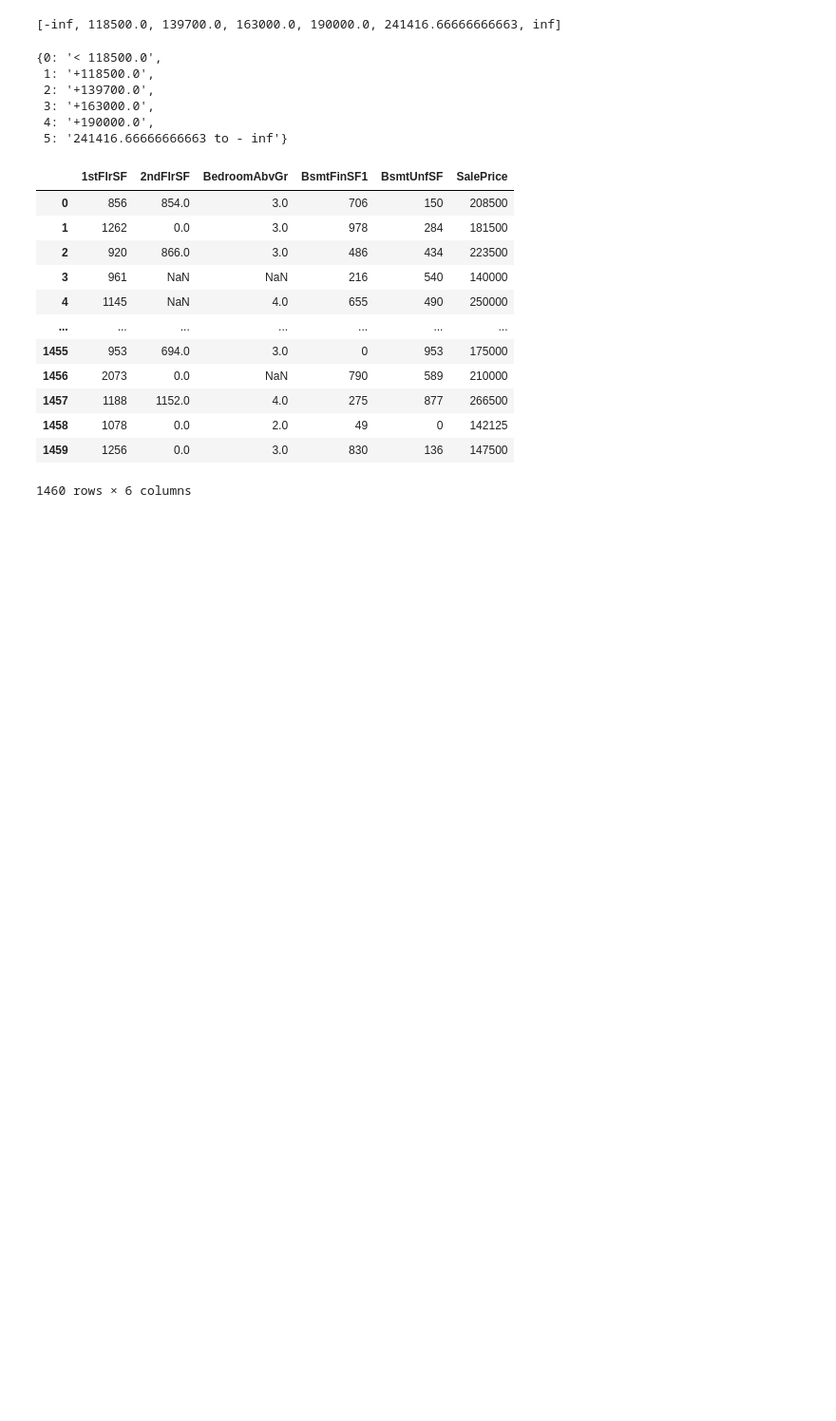
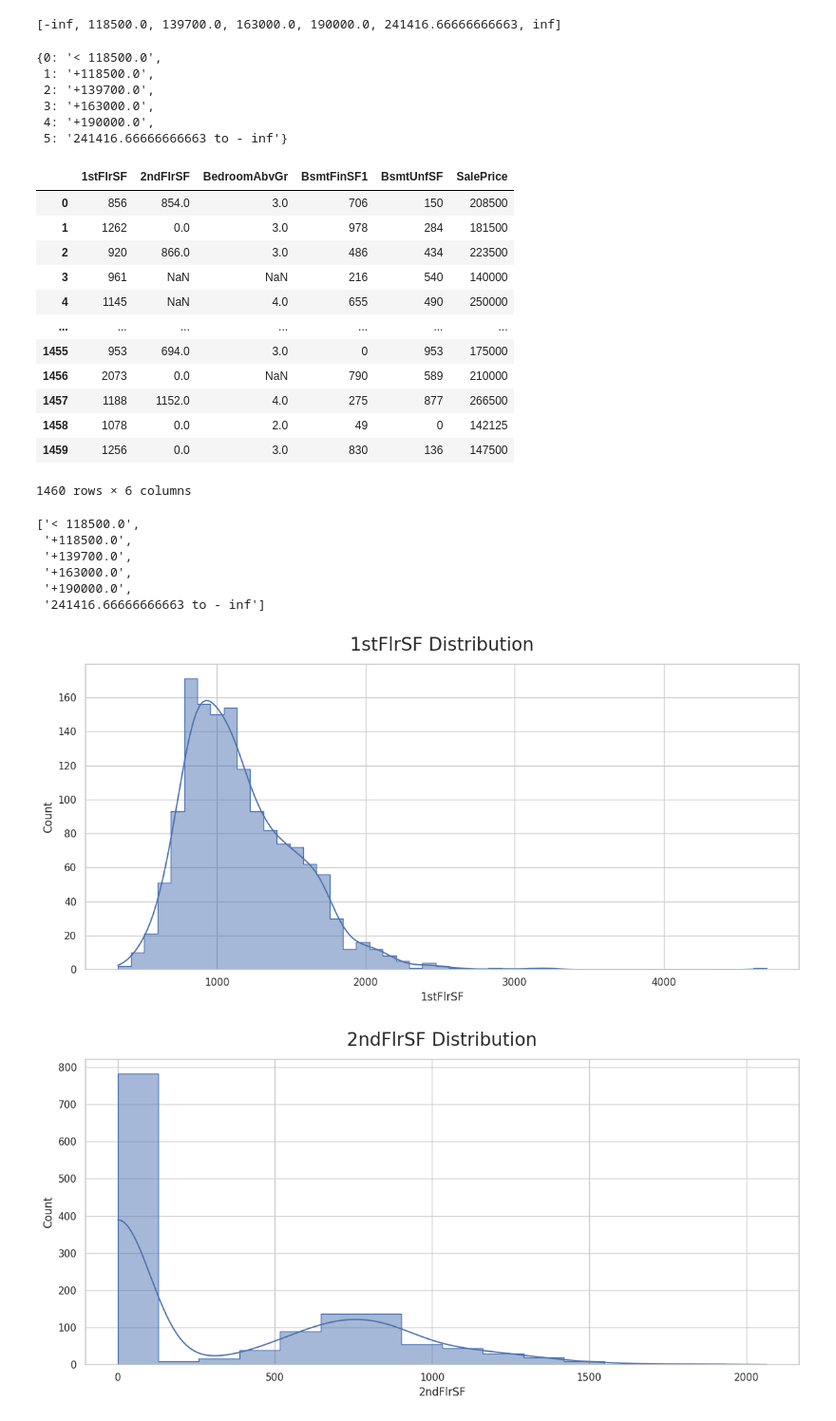
Before and after one commit to Drennan98/Heritage-Housing-Issues, a Jupyter notebook: jupyter_notebooks/2 - Sale Price Study.ipynb, the cells around one changed output. Shown at 95% size. Cells and saved outputs as stored; diff of their text form; code cells hidden in the pictures; blank space fills up the shorter version.

Commit message:
Fix hue error and produce graphys with Seaborn

```diff
--- a/jupyter_notebooks/2 - Sale Price Study.ipynb
+++ b/jupyter_notebooks/2 - Sale Price Study.ipynb
@@ -242,3 +246,45 @@ df_eda
 | 1458 | 1078 | 0.0 | 2.0 | 49 | 0 | 142125 |
 | 1459 | 1256 | 0.0 | 3.0 | 830 | 136 | 147500 |
 1460 rows × 6 columns
+# %%
+# Here we will use the Seaborn library for data visualization. Hue variable will be used to color data points by a categorical variable.
+
+hue_order = labels_map.values()
+list(hue_order)
+# %% [output]
+['< 118500.0',
+ '+118500.0',
+ '+139700.0',
+ '+163000.0',
+ '+190000.0',
+ '241416.66666666663 to - inf']
+# %%
+import matplotlib.pyplot as plt
+import seaborn as sns
+from pandas.api.types import is_numeric_dtype
+
+# Set seaborn style for plots
+sns.set(style="whitegrid")
+
+# Function to plot numerical columns against target variables
+def plot_numerical_distribution(df, column, target_var, hue_order):
+    if is_numeric_dtype(df[column]):
+        fig, ax = plt.subplots(figsize=(12, 6))
+        sns.histplot(df, x=column, kde=True, element="step", ax=ax)
+        ax.set_title(f"{column} Distribution", fontsize=20, pad=15)
+        plt.tight_layout()
+        plt.show()
+    else:
+        print(f"Column '{column}' is not numerical and will be plotted.")
+
+# Define the target variable and columns to plot
+target_var = "SalePrice"
+numeric_columns = ["1stFlrSF", "2ndFlrSF", "BedroomAbvGr", "BsmtFinSF1", "BsmtUnfSF"]
+
+# Iterate over the selected columns and plot
+for column in numeric_columns:
+    plot_numerical_distribution(df_eda, column, target_var, hue_order=hue_order)
+    print("\n\n")
+# %% [output]
+[figure, added]
+[figure, added]
```
Also changed, not shown: parts of 1 cell of this notebook.
